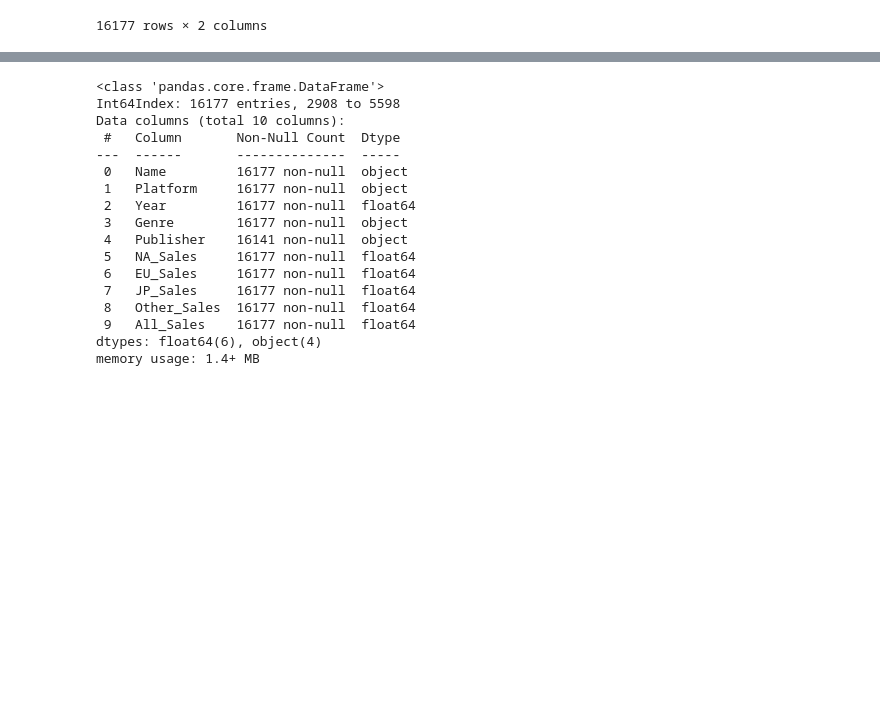
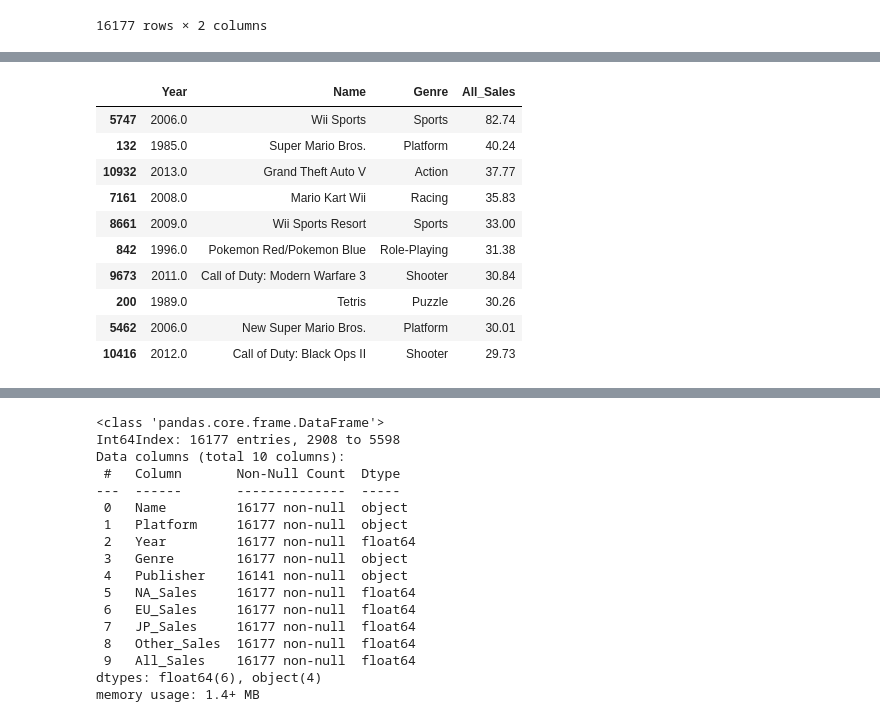
Before and after one commit to okok7272/CodeStatesProject, a Jupyter notebook: Section1/Project1_game_trends.ipynb, the cells around one changed output, grey strips where cells are left out. Saved outputs shown, nothing was run; the diff lists cells and outputs as text; code cells hidden in the pictures; blank space fills up the shorter version.

```diff
--- a/Section1/Project1_game_trends.ipynb
+++ b/Section1/Project1_game_trends.ipynb
@@ -582,0 +749,16 @@ game_asc.head(10)
+# %%
+games_all3= games_all2.groupby(['Year', 'Name','Genre'],as_index=False)['All_Sales'].sum()
+games_ascAll=games_all3.sort_values(by=['All_Sales'], ascending=False)
+games_ascAll.head(10)
+# %% [output]
+|  | Year | Name | Genre | All_Sales |
+| 5747 | 2006.0 | Wii Sports | Sports | 82.74 |
+| 132 | 1985.0 | Super Mario Bros. | Platform | 40.24 |
+| 10932 | 2013.0 | Grand Theft Auto V | Action | 37.77 |
+| 7161 | 2008.0 | Mario Kart Wii | Racing | 35.83 |
+| 8661 | 2009.0 | Wii Sports Resort | Sports | 33.00 |
+| 842 | 1996.0 | Pokemon Red/Pokemon Blue | Role-Playing | 31.38 |
+| 9673 | 2011.0 | Call of Duty: Modern Warfare 3 | Shooter | 30.84 |
+| 200 | 1989.0 | Tetris | Puzzle | 30.26 |
+| 5462 | 2006.0 | New Super Mario Bros. | Platform | 30.01 |
+| 10416 | 2012.0 | Call of Duty: Black Ops II | Shooter | 29.73 |
```
Also changed, not shown: parts of 30 cells of this notebook.
